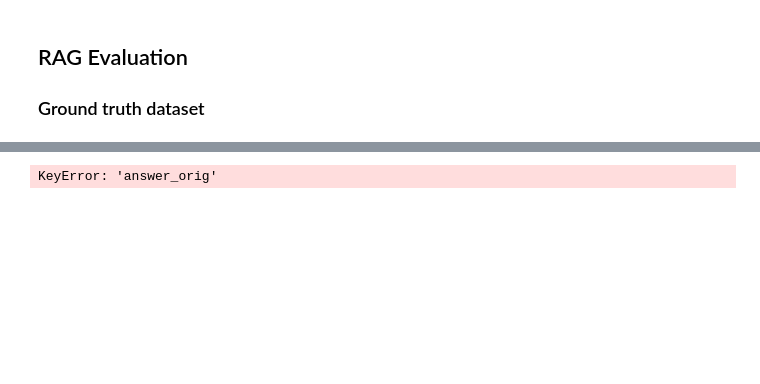
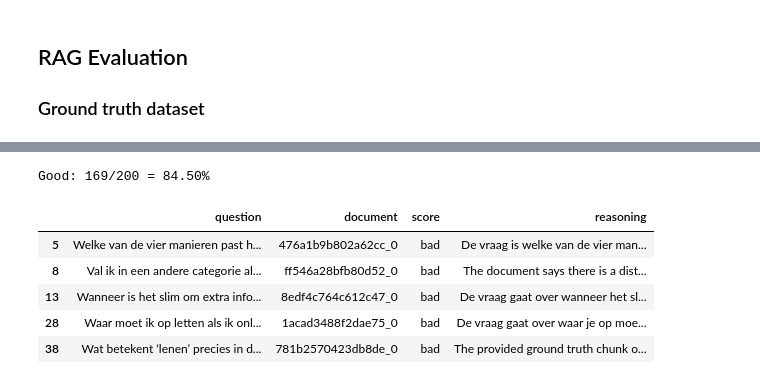
Before and after one commit to bastien-winant/wikifin-rag, a Jupyter notebook: src/wikifin_rag/notebooks/evaluation.ipynb, the cells around one changed output, grey strips where cells are left out. Drawn from its saved outputs; the diff is of its cells as text; code cells hidden in the pictures; blank space fills up the shorter version.

```diff
--- a/src/wikifin_rag/notebooks/evaluation.ipynb
+++ b/src/wikifin_rag/notebooks/evaluation.ipynb
@@ -517,0 +493,6 @@ df_answers.to_csv(PROJECT_ROOT / "data" / "evals" / "rag-answers-new.csv", index
+# %%
+# number of documents to use
+n_samples = 200
+
+# file path for the generated ground truth dataset
+rag_eval_file_path = PROJECT_ROOT / "data" / "evals" / "rag-evals.csv"
@@ -584,10 +559,0 @@ rec
-# %%
-eval_result, usage = evaluate_aqa(
-    question=rec["question"],
-    answer_orig=rec["content"],
-    answer_llm=rec["answer_llm"]
-)
-
-eval_result
-# %% [output]
-KeyError: 'answer_orig'
@@ -594,2 +600,19 @@ KeyError: 'answer_orig'
+# %%
+df_eval = pd.read_csv(rag_eval_file_path)
+# %%
+good_count = (df_eval["score"] == "good").sum()
+total_count = len(df_eval)
+print(f"Good: {good_count}/{total_count} = {good_count/total_count:.2%}")
+# %% [output]
+Good: 169/200 = 84.50%
+# %%
+df_eval[df_eval["score"] == "bad"].head()
+# %% [output]
+|  | question | document | score | reasoning |
+| 5 | Welke van de vier manieren past h... | 476a1b9b802a62cc_0 | bad | De vraag is welke van de vier man... |
+| 8 | Val ik in een andere categorie al... | ff546a28bfb80d52_0 | bad | The document says there is a dist... |
+| 13 | Wanneer is het slim om extra info... | 8edf4c764c612c47_0 | bad | De vraag gaat over wanneer het sl... |
+| 28 | Waar moet ik op letten als ik onl... | 1acad3488f2dae75_0 | bad | De vraag gaat over waar je op moe... |
+| 38 | Wat betekent ‘lenen’ precies in d... | 781b2570423db8de_0 | bad | The provided ground truth chunk o... |
 # %%
 openai_client.close()
```
Also changed, not shown: parts of 34 cells of this notebook.
